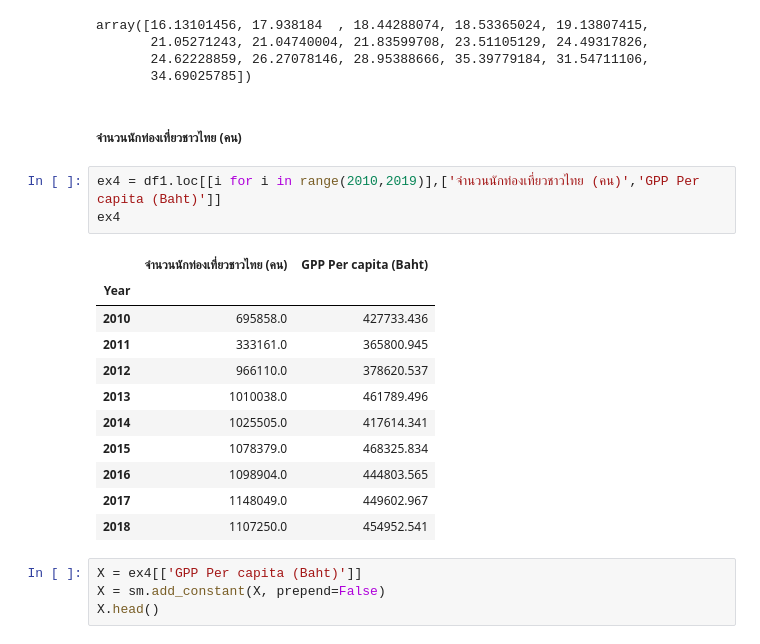
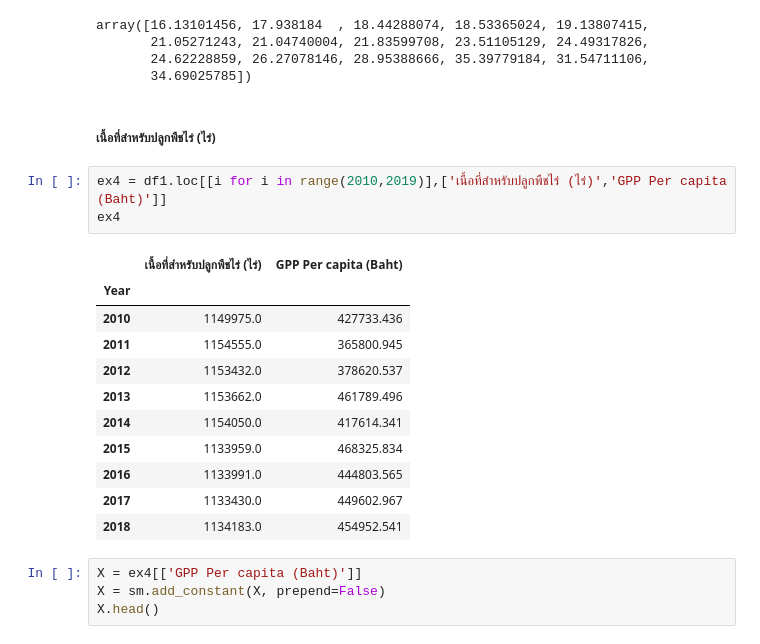
Before and after one commit to pant411/final_stat_pant, a Jupyter notebook: fill_data_lopburi.ipynb, the cells around one changed output. Saved outputs shown, nothing was run; the diff lists cells and outputs as text.

```diff
--- a/fill_data_lopburi.ipynb
+++ b/fill_data_lopburi.ipynb
@@ -332,23 +332,23 @@ array([16.13101456, 17.938184  , 18.44288074, 18.53365024, 19.13807415,
        21.05271243, 21.04740004, 21.83599708, 23.51105129, 24.49317826,
        24.62228859, 26.27078146, 28.95388666, 35.39779184, 31.54711106,
        34.69025785])
-# %% [markdown]
-##### จำนวนนักท่องเที่ยวชาวไทย (คน)
+# %% [markdown]
+##### เนื้อที่สำหรับปลูกพืชไร่ (ไร่)
 # %%
-ex4 = df1.loc[[i for i in range(2010,2019)],['จำนวนนักท่องเที่ยวชาวไทย (คน)','GPP Per capita (Baht)']]
+ex4 = df1.loc[[i for i in range(2010,2019)],['เนื้อที่สำหรับปลูกพืชไร่ (ไร่)','GPP Per capita (Baht)']]
 ex4
 # %% [output]
-|  | จำนวนนักท่องเที่ยวชาวไทย (คน) | GPP Per capita (Baht) |
+|  | เนื้อที่สำหรับปลูกพืชไร่ (ไร่) | GPP Per capita (Baht) |
 | Year |  |  |
-| 2010 | 695858.0 | 427733.436 |
-| 2011 | 333161.0 | 365800.945 |
-| 2012 | 966110.0 | 378620.537 |
-| 2013 | 1010038.0 | 461789.496 |
-| 2014 | 1025505.0 | 417614.341 |
-| 2015 | 1078379.0 | 468325.834 |
-| 2016 | 1098904.0 | 444803.565 |
-| 2017 | 1148049.0 | 449602.967 |
-| 2018 | 1107250.0 | 454952.541 |
+| 2010 | 1149975.0 | 427733.436 |
+| 2011 | 1154555.0 | 365800.945 |
+| 2012 | 1153432.0 | 378620.537 |
+| 2013 | 1153662.0 | 461789.496 |
+| 2014 | 1154050.0 | 417614.341 |
+| 2015 | 1133959.0 | 468325.834 |
+| 2016 | 1133991.0 | 444803.565 |
+| 2017 | 1133430.0 | 449602.967 |
+| 2018 | 1134183.0 | 454952.541 |
 # %%
 X = ex4[['GPP Per capita (Baht)']]
 X = sm.add_constant(X, prepend=False)
```
Also changed, not shown: parts of 10 cells of this notebook, 4 other files.
